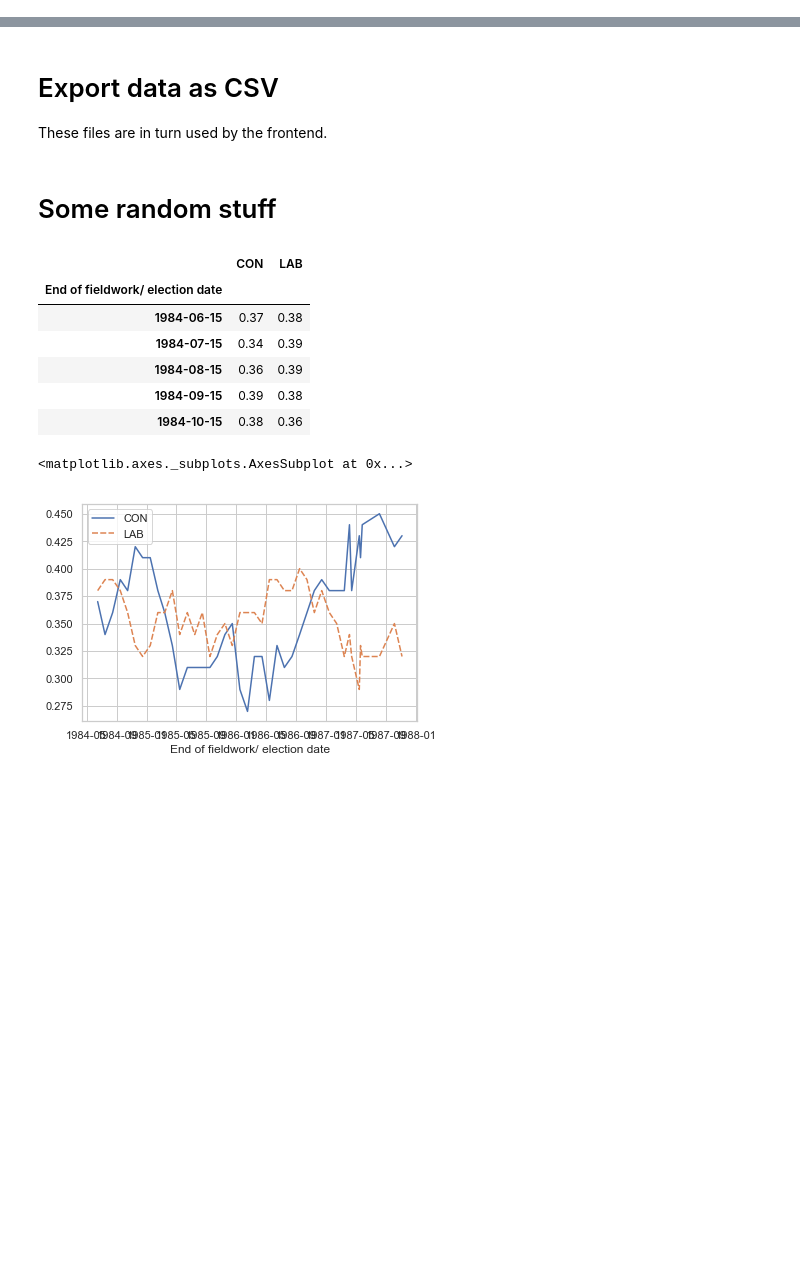
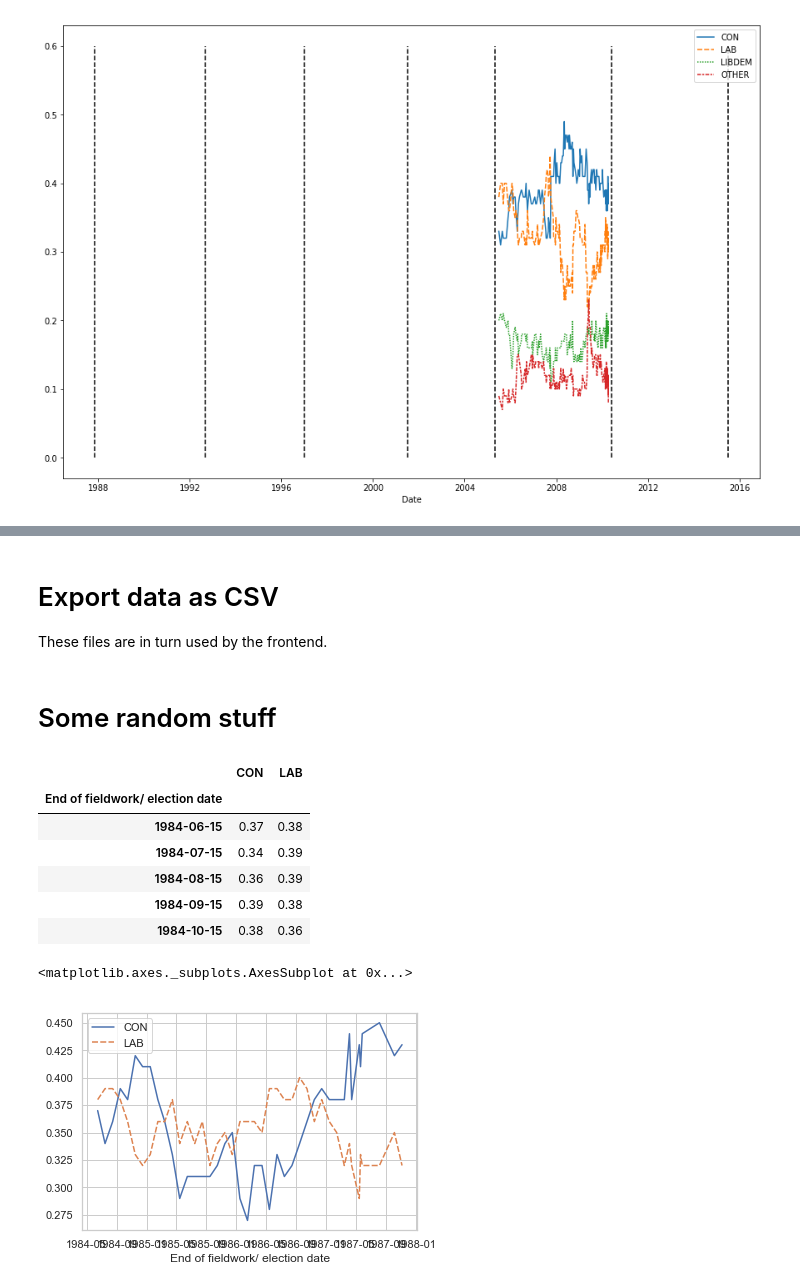
Before and after one commit to TeemuKoivisto/intro-to-data-visualization-project, a Jupyter notebook: notebooks/sandbox.ipynb, the cells around one changed output, grey strips where cells are left out. Drawn from its saved outputs; the diff is of its cells as text; code cells hidden in the pictures; blank space fills up the shorter version.

```diff
--- a/notebooks/sandbox.ipynb
+++ b/notebooks/sandbox.ipynb
@@ -89,3 +162,12 @@ To register the converters:
+# %%
+plt.figure(figsize=(15,10))
+plot = sns.lineplot(data=yg_d)
+ax = plot.axes
+ax.vlines(gdff_edays['Date'], 0, 0.6, linestyles="dashed")
+fig = plot.get_figure()
+fig.savefig("yougov-general-election-polls.png")
+# %% [output]
+[figure, added]
 # %%
 gdff_edays
 # %% [output]
```
Also changed, not shown: parts of 15 cells of this notebook, 12 other files.
